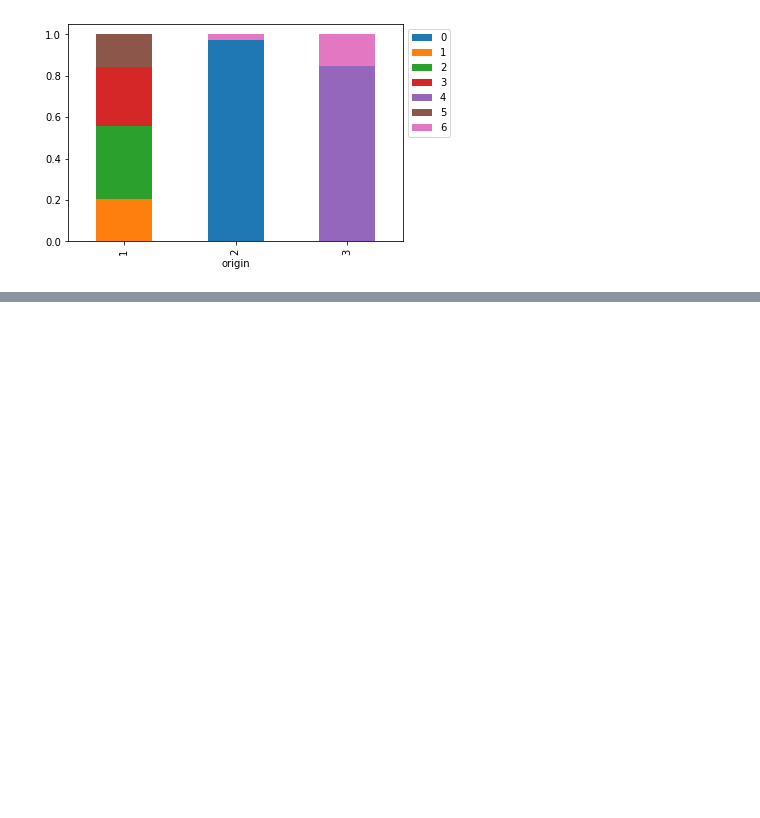
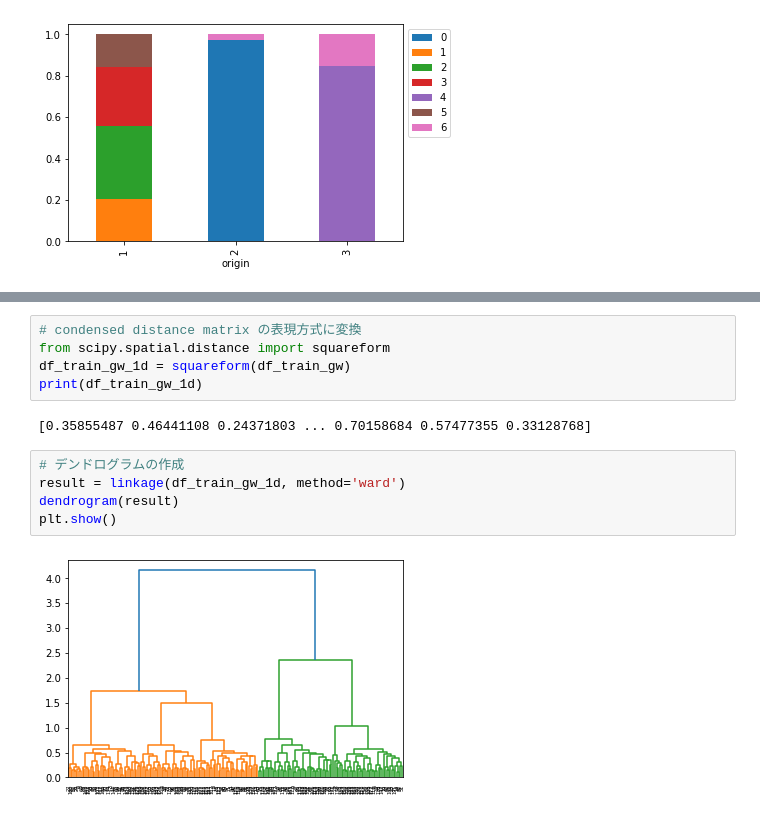
Before and after one commit to tomitayuuki/study, a Jupyter notebook: 自動車の走行距離（書き直し）.ipynb, the cells around one changed output, grey strips where cells are left out. Saved outputs shown, nothing was run; the diff lists cells and outputs as text; blank space fills up the shorter version.

```diff
--- a/自動車の走行距離（書き直し）.ipynb
+++ b/自動車の走行距離（書き直し）.ipynb
@@ -814,0 +874,14 @@ plt.show()
+# %%
+# condensed distance matrix の表現方式に変換
+from scipy.spatial.distance import squareform
+df_train_gw_1d = squareform(df_train_gw)
+print(df_train_gw_1d)
+# %% [output]
+[0.35855487 0.46441108 0.24371803 ... 0.70158684 0.57477355 0.33128768]
+# %%
+# デンドログラムの作成
+result = linkage(df_train_gw_1d, method='ward')
+dendrogram(result)
+plt.show()
+# %% [output]
+[figure, added]
```
Also changed, not shown: parts of 42 cells of this notebook.
